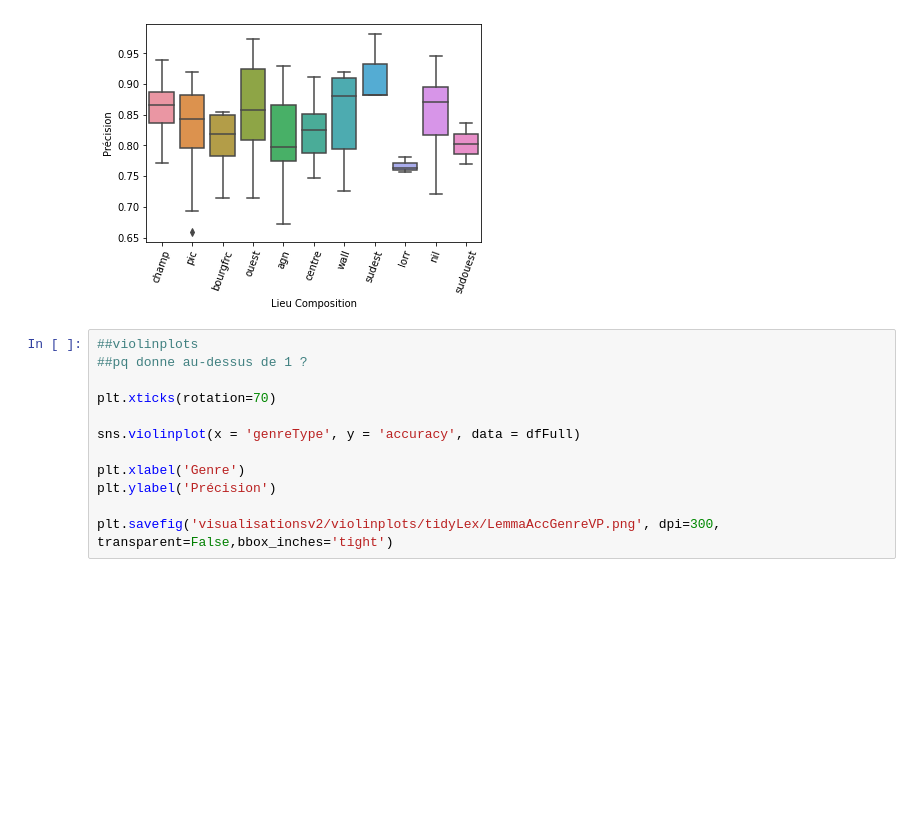
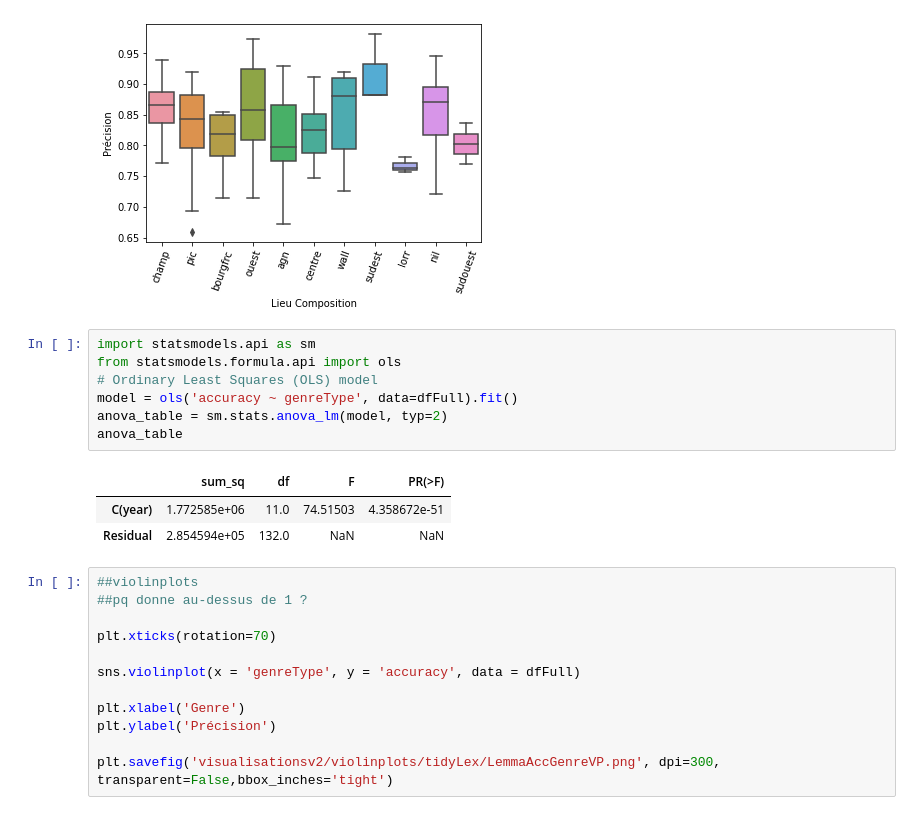
Before and after one commit to LucenceIng/evaluationModeleCILPR, a Jupyter notebook: scriptRepartitionScores.ipynb, the cells around one changed output. Drawn from its saved outputs; the diff is of its cells as text; blank space fills up the shorter version.

```diff
--- a/scriptRepartitionScores.ipynb
+++ b/scriptRepartitionScores.ipynb
@@ -195,6 +217,17 @@ plt.ylabel('Précision')
 plt.savefig('visualisationsv2/boxplots/tidyLex/LemmaAccLieuCompoBP.png', dpi=300, transparent=False,bbox_inches='tight')
 # %% [output]
 [figure]
+# %%
+import statsmodels.api as sm
+from statsmodels.formula.api import ols
+# Ordinary Least Squares (OLS) model
+model = ols('accuracy ~ genreType', data=dfFull).fit()
+anova_table = sm.stats.anova_lm(model, typ=2)
+anova_table
+# %% [output]
+|  | sum_sq | df | F | PR(>F) |
+| C(year) | 1.772585e+06 | 11.0 | 74.51503 | 4.358672e-51 |
+| Residual | 2.854594e+05 | 132.0 | NaN | NaN |
 # %%
 ##violinplots
 ##pq donne au-dessus de 1 ?
```
Also changed, not shown: parts of 8 cells of this notebook, 5 other files.
